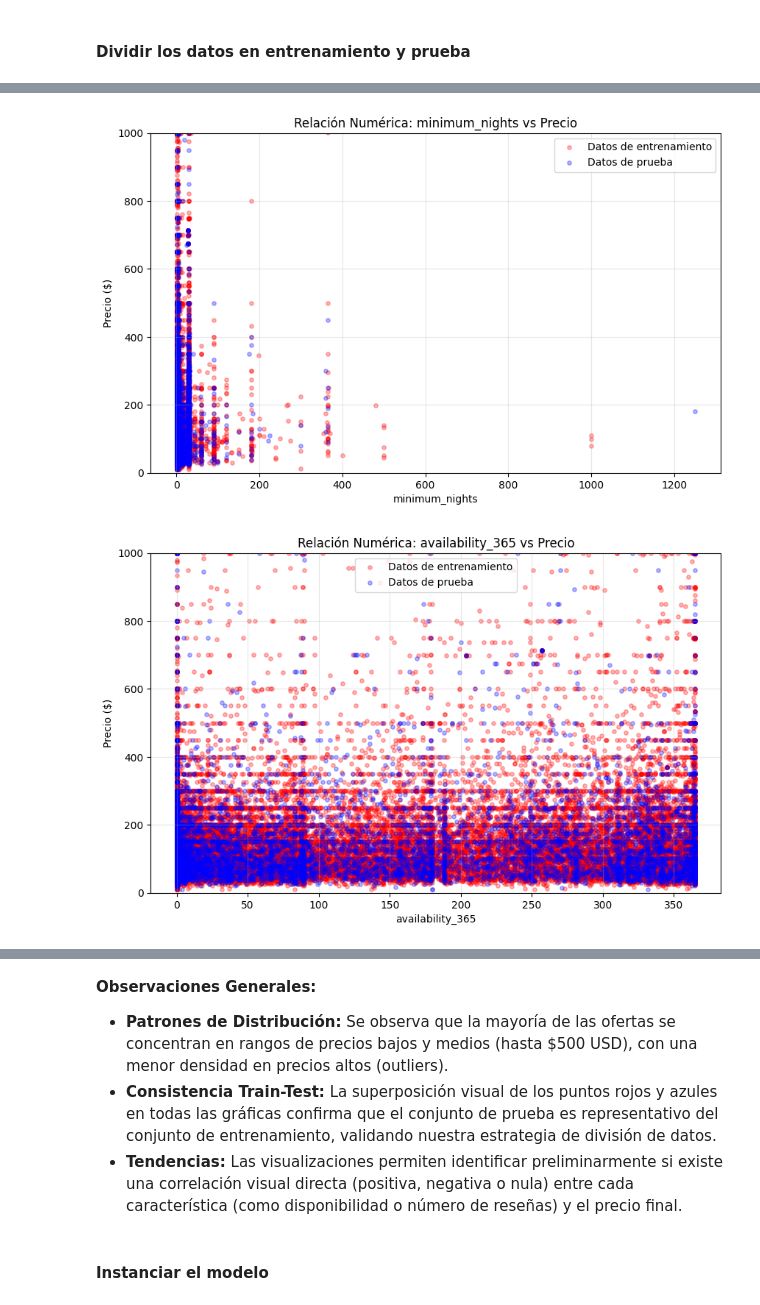
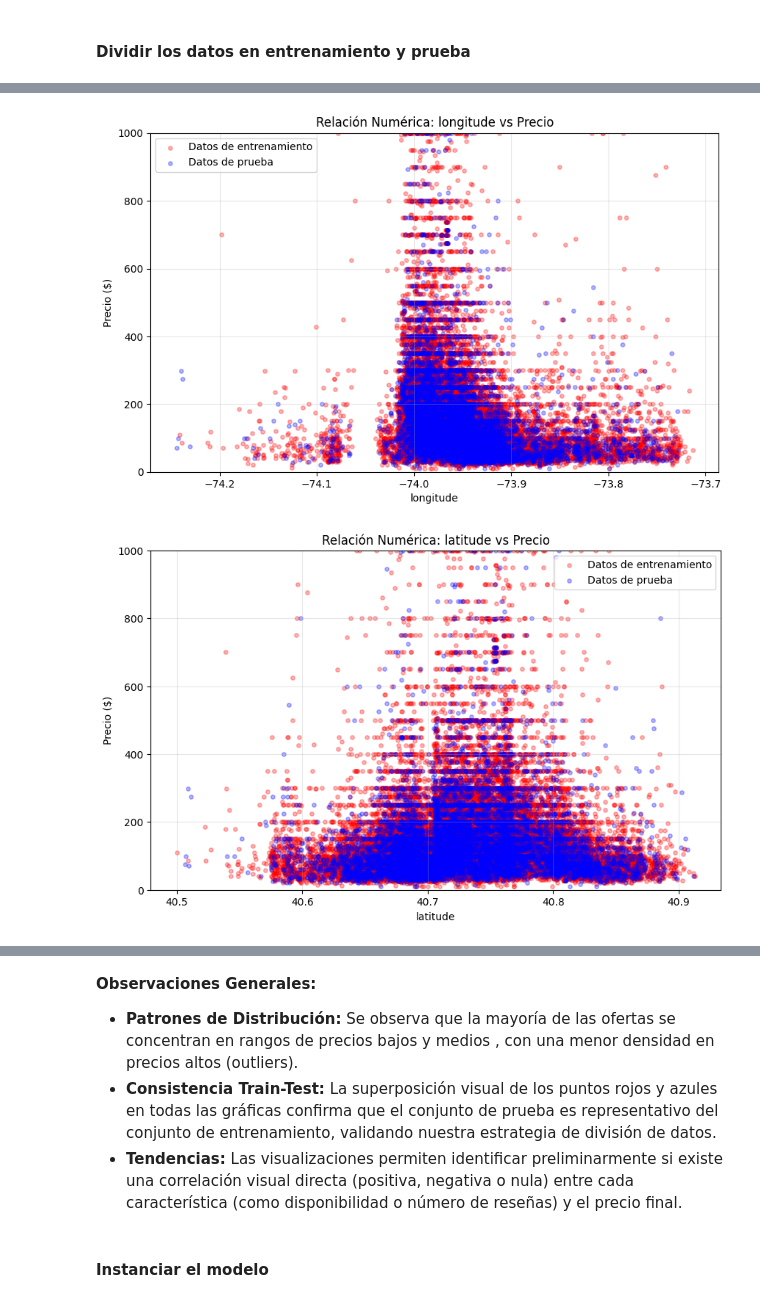
Before and after one commit to stephy0410/AirbnbNYC_analisis, a Jupyter notebook: notebooks/Analisis_de_salario.ipynb, the cells around one changed output, grey strips where cells are left out. Saved outputs shown, nothing was run; the diff lists cells and outputs as text; code cells hidden in the pictures.

```diff
--- a/notebooks/Analisis_de_salario.ipynb
+++ b/notebooks/Analisis_de_salario.ipynb
@@ -820,8 +824,13 @@ df_lr = pd.read_csv('../datos/Limpio_ABNYC_2019.csv')
 # Definir variables predictoras (X) y objetivo (y)
 # Usamos las mapeadas + las numéricas originales  feautures
 target = 'price'
-
-X = df[features]
+features_to_predict= [
+    'neighbourhood_group_map',
+    'room_type_map',
+    'longitude',
+    'latitude',
+]
+X = df[features_to_predict]
 y = df[target]
 # Usamos el 80% para entrenar y el 20% para probar
 X_train, X_test, y_train, y_test = train_test_split(X, y, test_size=0.2, random_state=42)
@@ -836,21 +845,21 @@ Datos de prueba: 9770 registros
 # %%
 
 #Relacion numerica vs precio
-for col in features:
+for col in features_to_predict :
     plt.figure(figsize=(10, 6))
     # Datos de Entrenamiento (Rojo)
     plt.scatter(X_train[col], y_train, color='r', label='Datos de entrenamiento', alpha=0.3, s=15)
     # Datos de Prueba (Azul)
     plt.scatter(X_test[col], y_test, color='b', label='Datos de prueba', alpha=0.3, s=15)
     plt.legend()
     plt.title(f'Relación Numérica: {col} vs Precio')
     plt.xlabel(col)
     plt.ylabel('Precio ($)')
     plt.ylim(0, 1000) # Limitamos a $1000 para ver mejor
     plt.grid(True, alpha=0.3)
     plt.show()
 # %% [output]
 [figure]
 [figure]
-[figure, old version]
+[figure, new version]
-[figure, old version]
+[figure, new version]
@@ -860,7 +866,7 @@ for col in features:
 # %% [markdown]
 
 **Observaciones Generales:**
-* **Patrones de Distribución:** Se observa que la mayoría de las ofertas se concentran en rangos de precios bajos y medios (hasta \$500 USD), con una menor densidad en precios altos (outliers).
+* **Patrones de Distribución:** Se observa que la mayoría de las ofertas se concentran en rangos de precios bajos y medios , con una menor densidad en precios altos (outliers).
 * **Consistencia Train-Test:** La superposición visual de los puntos rojos y azules en todas las gráficas confirma que el conjunto de prueba es representativo del conjunto de entrenamiento, validando nuestra estrategia de división de datos.
 * **Tendencias:** Las visualizaciones permiten identificar preliminarmente si existe una correlación visual directa (positiva, negativa o nula) entre cada característica (como disponibilidad o número de reseñas) y el precio final.
 # %% [markdown]
```
Also changed, not shown: parts of 24 cells of this notebook.
